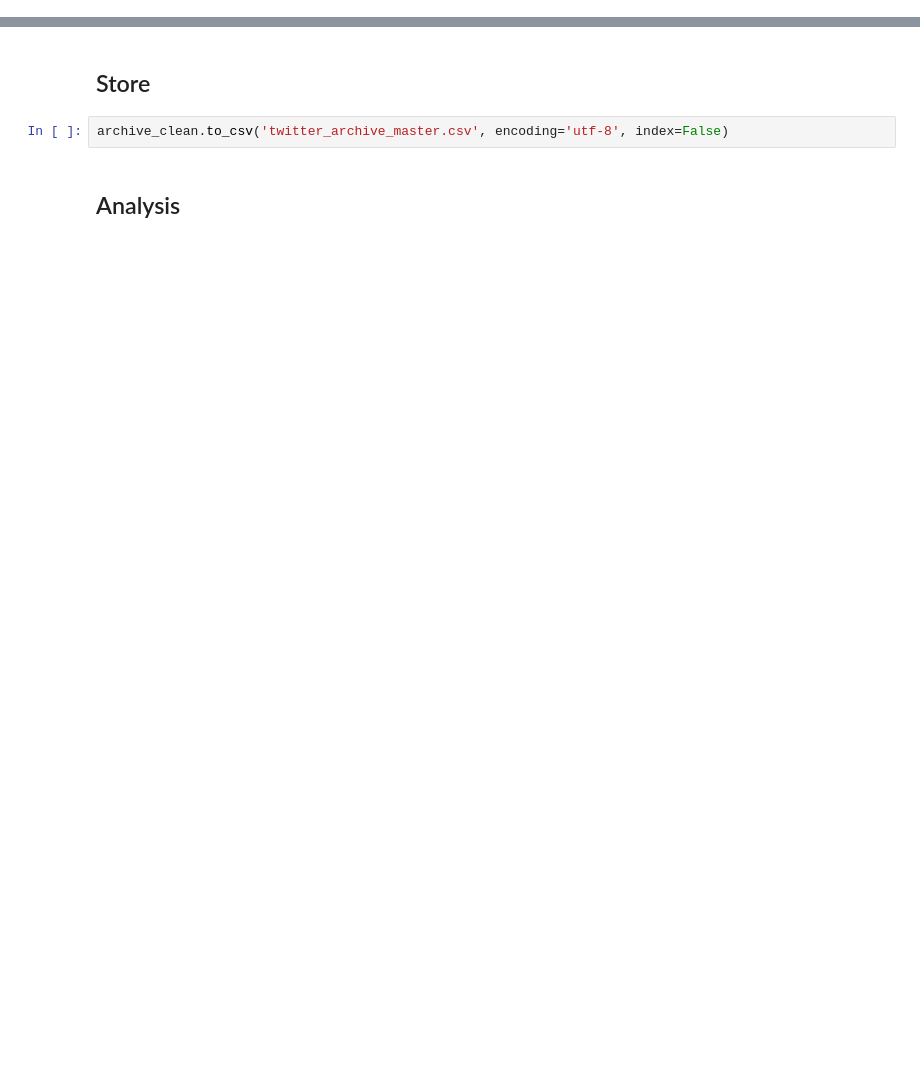
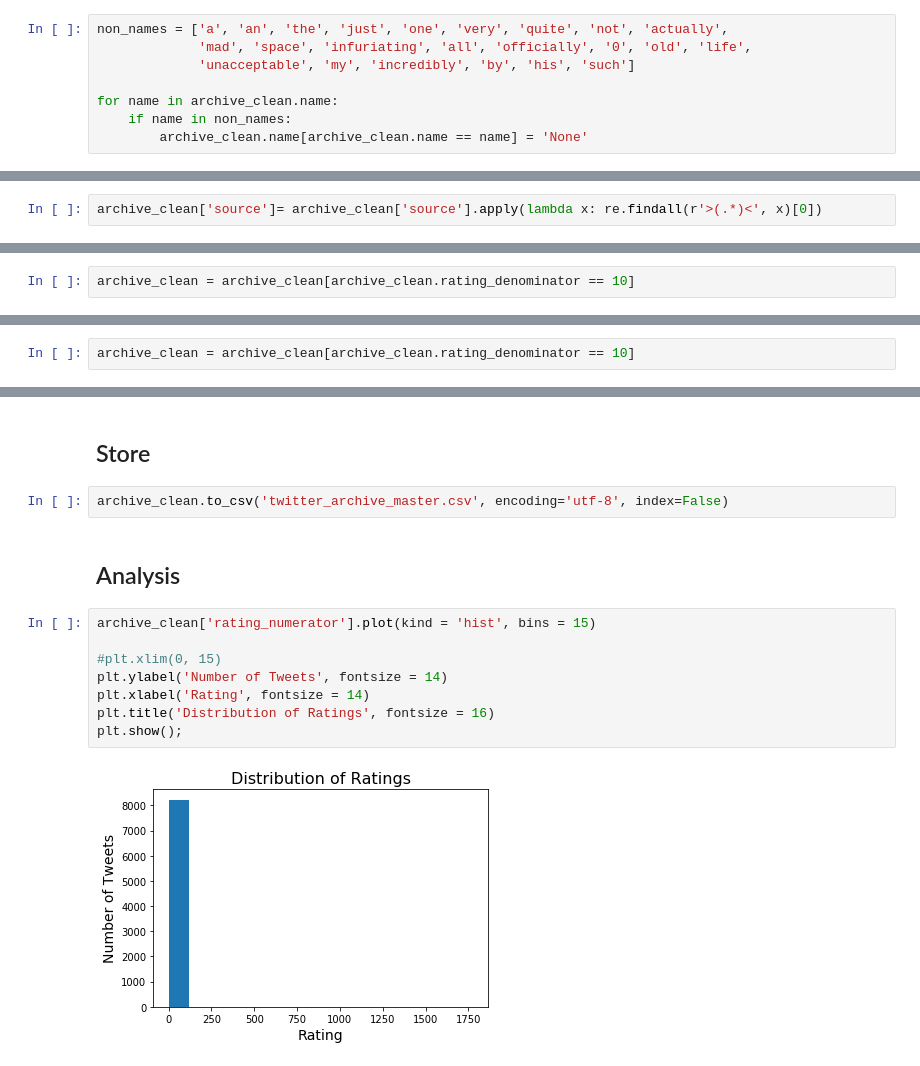
Before and after one commit to mmehmadi94/DAND, a Jupyter notebook: Project(4) Wrangle and analyze Data/wrangle_act.ipynb, the cells around one changed output, grey strips where cells are left out. Drawn from its saved outputs; the diff is of its cells as text; blank space fills up the shorter version.

```diff
--- a/Project(4) Wrangle and analyze Data/wrangle_act.ipynb
+++ b/Project(4) Wrangle and analyze Data/wrangle_act.ipynb
@@ -289,0 +761,8 @@ names incorrectly identified from available text
+# %%
+non_names = ['a', 'an', 'the', 'just', 'one', 'very', 'quite', 'not', 'actually',
+             'mad', 'space', 'infuriating', 'all', 'officially', '0', 'old', 'life',
+             'unacceptable', 'my', 'incredibly', 'by', 'his', 'such']
+
+for name in archive_clean.name:
+    if name in non_names:
+        archive_clean.name[archive_clean.name == name] = 'None'
@@ -289,0 +795,2 @@ names incorrectly identified from available text
+# %%
+archive_clean['source']= archive_clean['source'].apply(lambda x: re.findall(r'>(.*)<', x)[0])
@@ -289,0 +919,2 @@ names incorrectly identified from available text
+# %%
+archive_clean = archive_clean[archive_clean.rating_denominator == 10]
@@ -289,0 +956,2 @@ names incorrectly identified from available text
+# %%
+archive_clean = archive_clean[archive_clean.rating_denominator == 10]
@@ -293,3 +968,13 @@ names incorrectly identified from available text
 archive_clean.to_csv('twitter_archive_master.csv', encoding='utf-8', index=False)
 # %% [markdown]
 ## Analysis
+# %%
+archive_clean['rating_numerator'].plot(kind = 'hist', bins = 15)
+
+#plt.xlim(0, 15)
+plt.ylabel('Number of Tweets', fontsize = 14)
+plt.xlabel('Rating', fontsize = 14)
+plt.title('Distribution of Ratings', fontsize = 16)
+plt.show();
+# %% [output]
+[figure, added]
```
Also changed, not shown: parts of 99 cells of this notebook, 13 other files.
